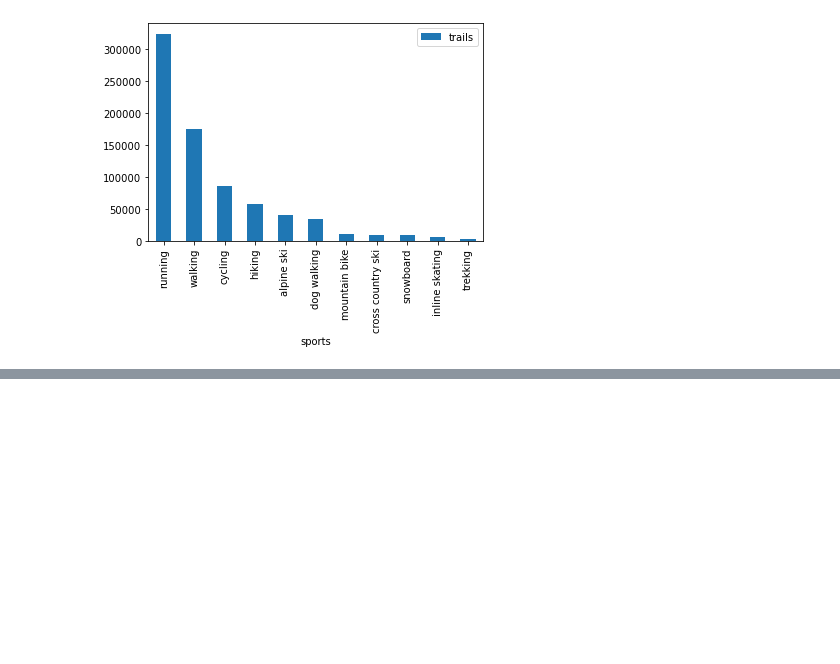
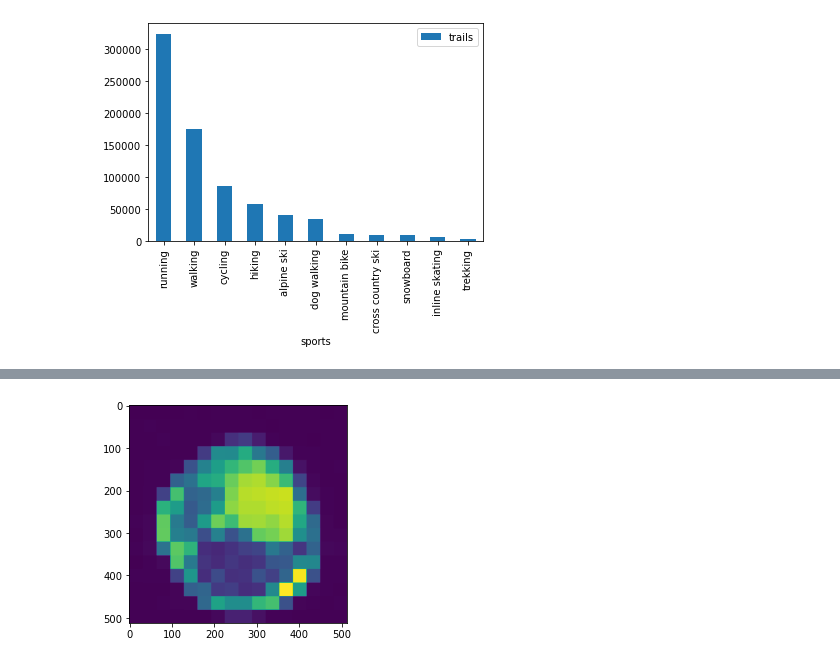
Before and after one commit to alwinruby/AI_Sports, a Jupyter notebook: Basic_Check.ipynb, the cells around one changed output, grey strips where cells are left out. Cells and saved outputs as stored; diff of their text form; code cells hidden in the pictures; blank space fills up the shorter version.

```diff
--- a/Basic_Check.ipynb
+++ b/Basic_Check.ipynb
@@ -162,0 +178,14 @@ plt.show()
+# %%
+import skimage
+from skimage.color import rgb2gray, label2rgb
+from skimage.filters import sobel
+from skimage.segmentation import felzenszwalb, slic, quickshift, watershed
+from skimage.segmentation import mark_boundaries
+from skimage.util import img_as_float
+img = ds.pixel_array
+segments_slic = slic(img, n_segments=256)
+segments_slic_image = skimage.color.label2rgb(segments_slic, img, kind='avg')
+plt.imshow(segments_slic_image)
+plt.show()
+# %% [output]
+[figure, added]
```
Also changed, not shown: parts of 2 cells of this notebook.
